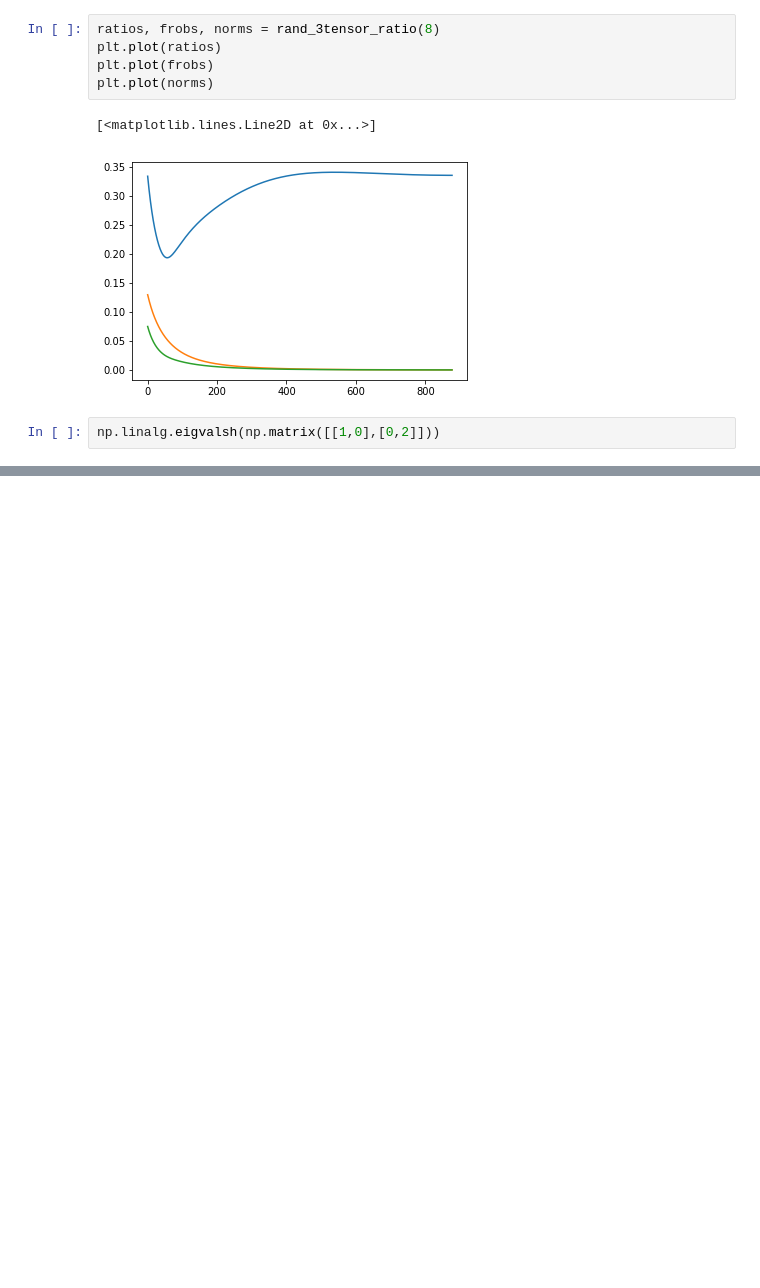
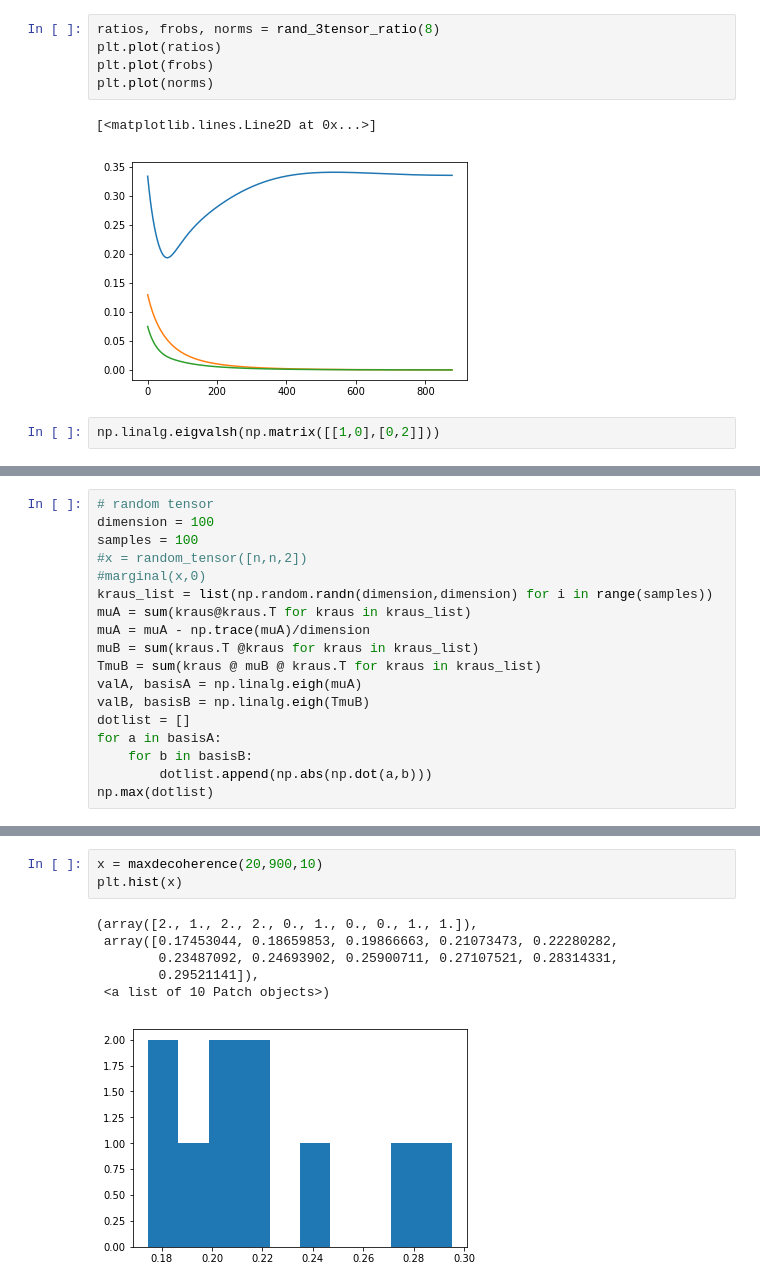
Before and after one commit to qi-rub/tensorscaling, a Jupyter notebook: tensorscaling.ipynb, the cells around one changed output, grey strips where cells are left out. Drawn from its saved outputs; the diff is of its cells as text; blank space fills up the shorter version.

```diff
--- a/tensorscaling.ipynb
+++ b/tensorscaling.ipynb
@@ -98,0 +101,18 @@ np.linalg.eigvalsh(np.matrix([[1,0],[0,2]]))
+# %%
+# random tensor
+dimension = 100
+samples = 100
+#x = random_tensor([n,n,2])
+#marginal(x,0)
+kraus_list = list(np.random.randn(dimension,dimension) for i in range(samples))
+muA = sum(kraus@kraus.T for kraus in kraus_list)
+muA = muA - np.trace(muA)/dimension
+muB = sum(kraus.T @kraus for kraus in kraus_list)
+TmuB = sum(kraus @ muB @ kraus.T for kraus in kraus_list)
+valA, basisA = np.linalg.eigh(muA)
+valB, basisB = np.linalg.eigh(TmuB)
+dotlist = []
+for a in basisA:
+    for b in basisB:
+        dotlist.append(np.abs(np.dot(a,b)))
+np.max(dotlist)
@@ -98,0 +188,10 @@ np.linalg.eigvalsh(np.matrix([[1,0],[0,2]]))
+# %%
+x = maxdecoherence(20,900,10)
+plt.hist(x)
+# %% [output]
+(array([2., 1., 2., 2., 0., 1., 0., 0., 1., 1.]),
+ array([0.17453044, 0.18659853, 0.19866663, 0.21073473, 0.22280282,
+        0.23487092, 0.24693902, 0.25900711, 0.27107521, 0.28314331,
+        0.29521141]),
+ <a list of 10 Patch objects>)
+[figure, added]
```
Also changed, not shown: parts of 4 cells of this notebook.
